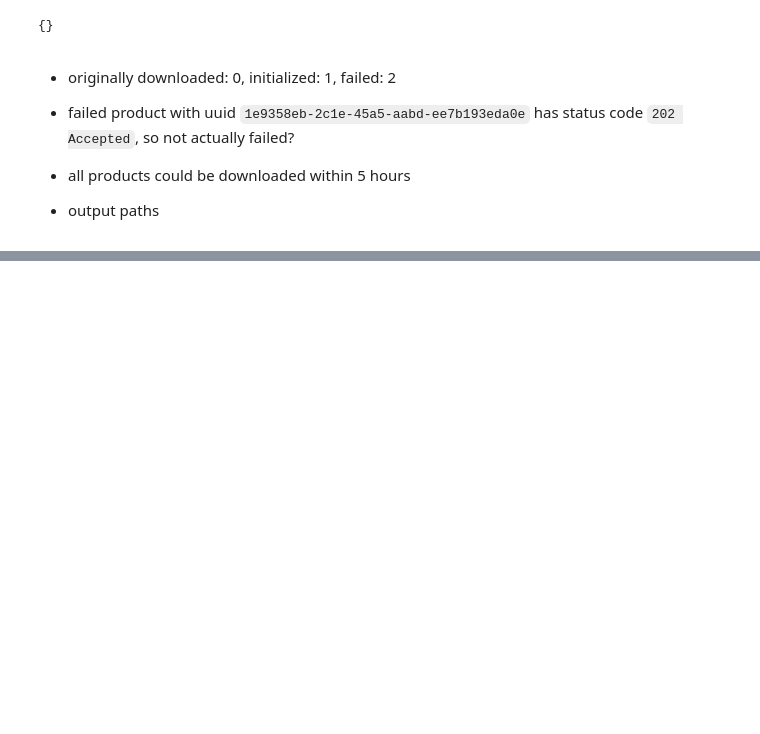
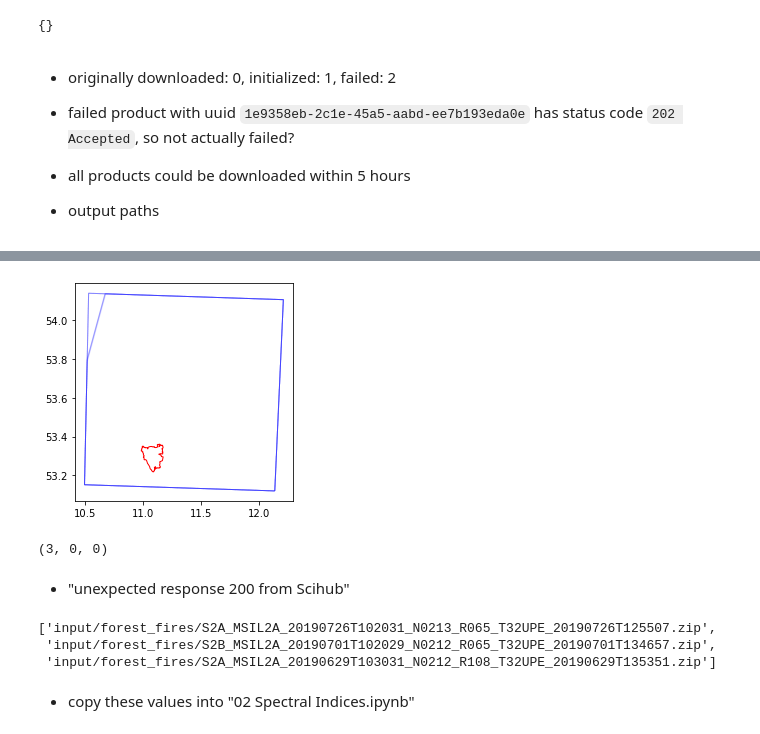
Before and after one commit to rrrnld/earth-observation-for-journalism, a Jupyter notebook: true-color-image/03b Forest Fires 2018 and 2019.ipynb, the cells around one changed output, grey strips where cells are left out. Saved outputs shown, nothing was run; the diff lists cells and outputs as text; code cells hidden in the pictures; blank space fills up the shorter version.

```diff
--- a/true-color-image/03b Forest Fires 2018 and 2019.ipynb
+++ b/true-color-image/03b Forest Fires 2018 and 2019.ipynb
@@ -223,0 +288,4 @@ list(map(lambda d: d['path'], downloaded.values()))
+# %%
+plot_all([ gdf[gdf['tile'] == 'T32UPE'], luebtheen ], plot_style)
+# %% [output]
+[figure, added]
@@ -223,0 +300,15 @@ list(map(lambda d: d['path'], downloaded.values()))
+# %%
+downloaded, initialized, failed = api.download_all(product_uuids_luebtheen_2019, out_dir)
+len(downloaded), len(initialized), len(failed)
+# %% [output]
+(3, 0, 0)
+# %% [markdown]
+- "unexpected response 200 from Scihub"
+# %%
+list(map(lambda d: d['path'], downloaded.values()))
+# %% [output]
+['input/forest_fires/S2A_MSIL2A_20190726T102031_N0213_R065_T32UPE_20190726T125507.zip',
+ 'input/forest_fires/S2B_MSIL2A_20190701T102029_N0212_R065_T32UPE_20190701T134657.zip',
+ 'input/forest_fires/S2A_MSIL2A_20190629T103031_N0212_R108_T32UPE_20190629T135351.zip']
+# %% [markdown]
+- copy these values into "02 Spectral Indices.ipynb"
```
Also changed, not shown: parts of 22 cells of this notebook.
